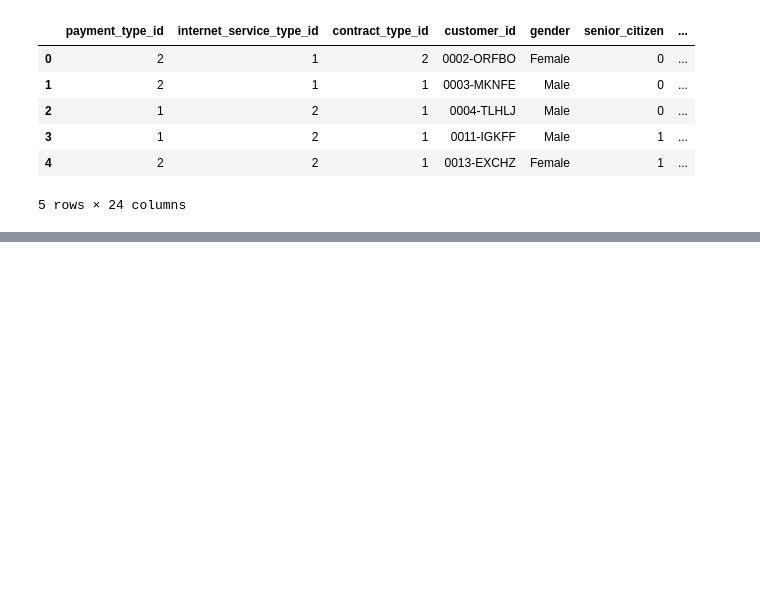
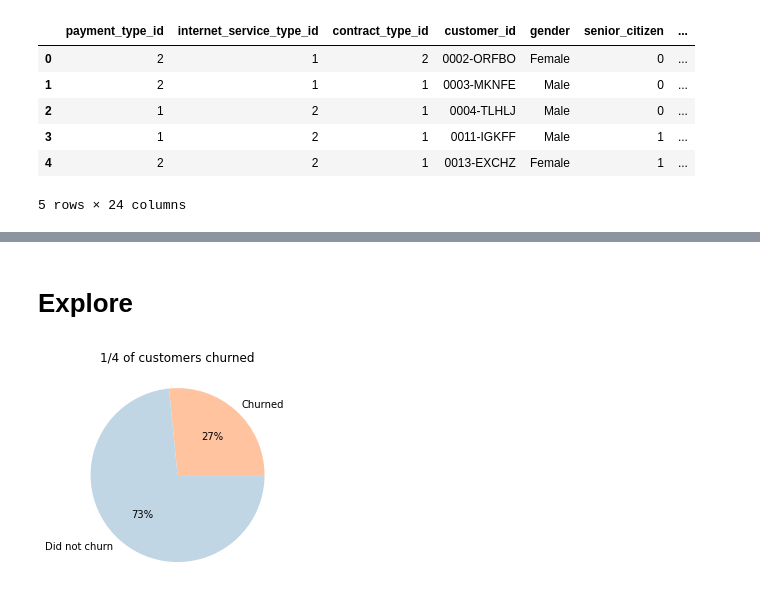
Before and after one commit to BurtonBarnes/Classification-Project, a Jupyter notebook: final_report.ipynb, the cells around one changed output, grey strips where cells are left out. Cells and saved outputs as stored; diff of their text form; code cells hidden in the pictures; blank space fills up the shorter version.

```diff
--- a/final_report.ipynb
+++ b/final_report.ipynb
@@ -64,0 +94,7 @@ train.describe()
+# %% [markdown]
+# Explore
+# %%
+# How often does churning occur?
+p.get_pie_churn(train)
+# %% [output]
+[figure, added]
```
Also changed, not shown: parts of 35 cells of this notebook.
